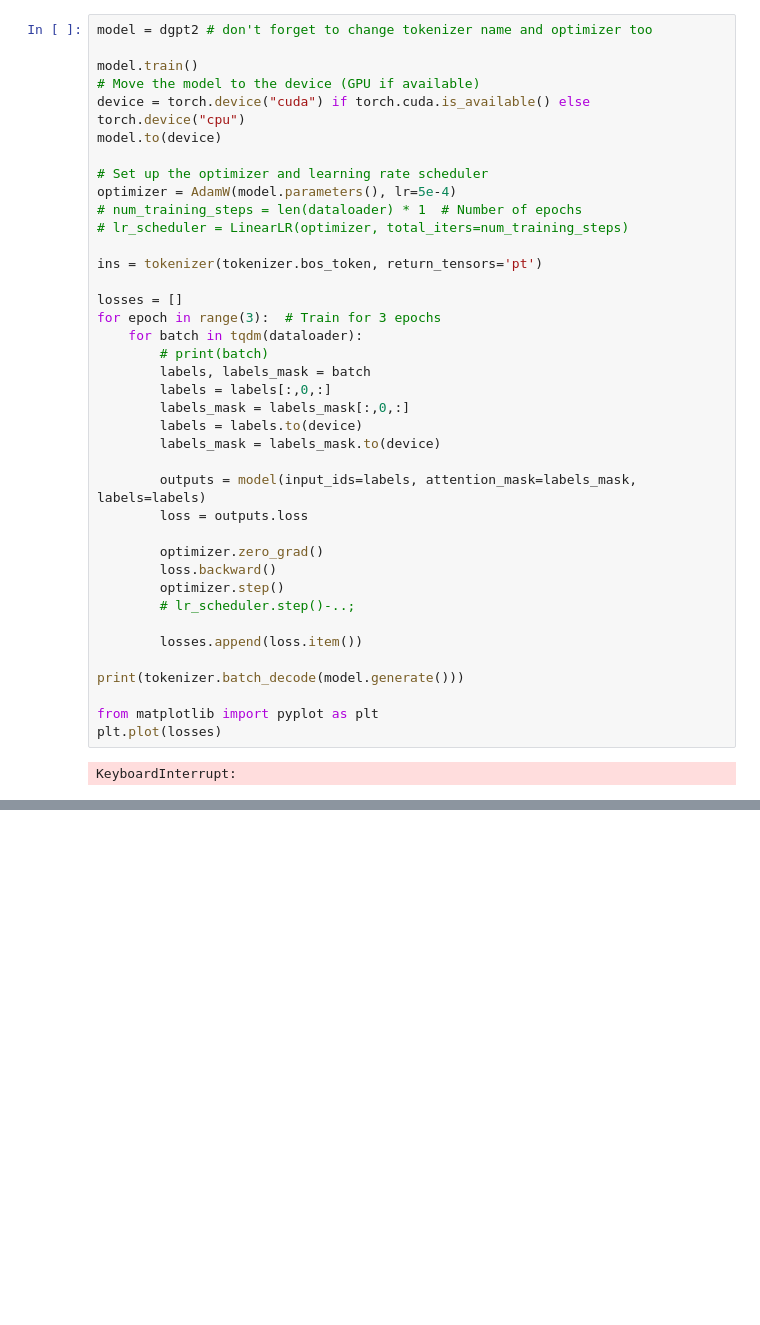
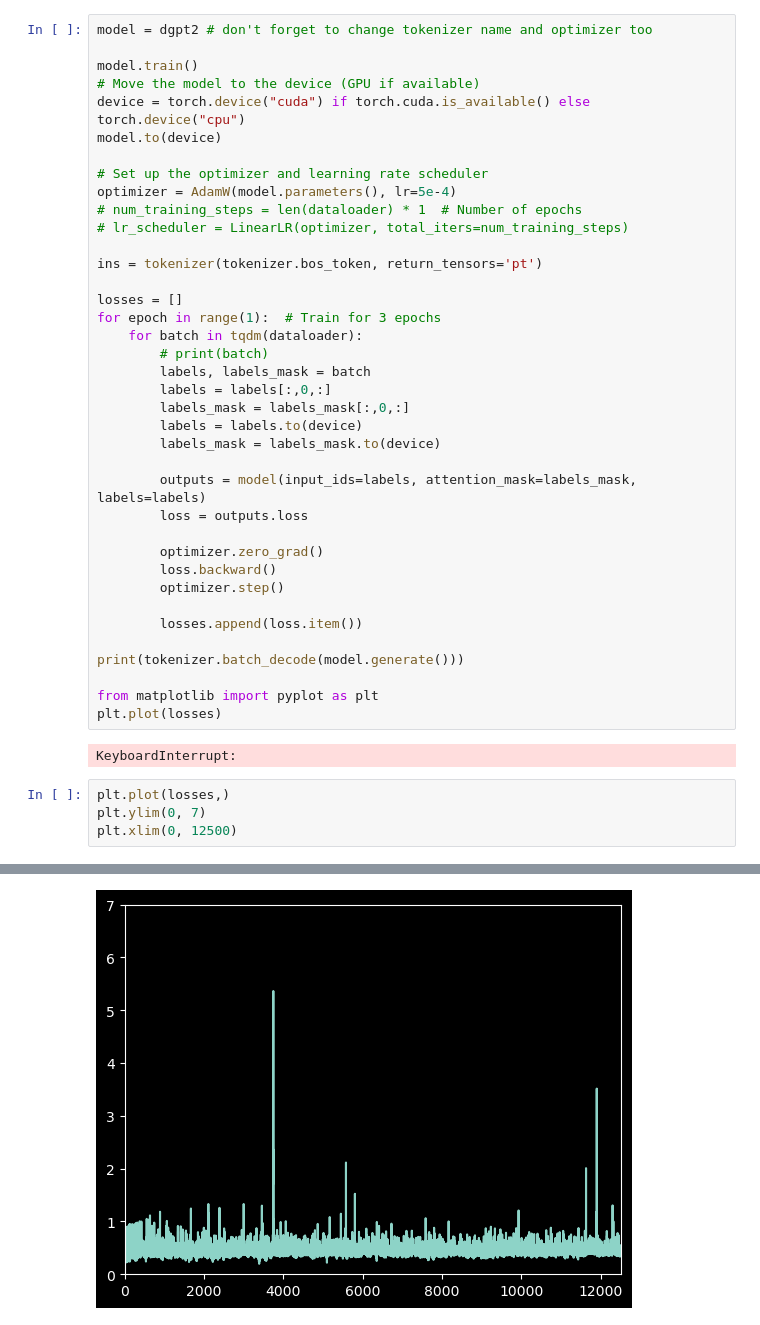
Before and after one commit to soCromp/be_great, a Jupyter notebook: multihead.ipynb, the cells around one changed output, grey strips where cells are left out. Saved outputs shown, nothing was run; the diff lists cells and outputs as text; blank space fills up the shorter version.

```diff
--- a/multihead.ipynb
+++ b/multihead.ipynb
@@ -364,7 +385,7 @@ optimizer = AdamW(model.parameters(), lr=5e-4)
 ins = tokenizer(tokenizer.bos_token, return_tensors='pt')
 
 losses = []
-for epoch in range(3):  # Train for 3 epochs
+for epoch in range(1):  # Train for 3 epochs
     for batch in tqdm(dataloader):
         # print(batch)
         labels, labels_mask = batch
@@ -379,7 +400,6 @@ for epoch in range(3):  # Train for 3 epochs
         optimizer.zero_grad()
         loss.backward()
         optimizer.step()
-        # lr_scheduler.step()-..;
 
         losses.append(loss.item())
 
@@ -389,3 +409,8 @@ from matplotlib import pyplot as plt
 plt.plot(losses)
 # %% [output]
 KeyboardInterrupt:
+# %%
+plt.plot(losses,)
+plt.ylim(0, 7)
+plt.xlim(0, 12500)
+# %% [output]
@@ -391,0 +418 @@ KeyboardInterrupt:
+[figure, added]
```
Also changed, not shown: parts of 5 cells of this notebook, 1 other file.
